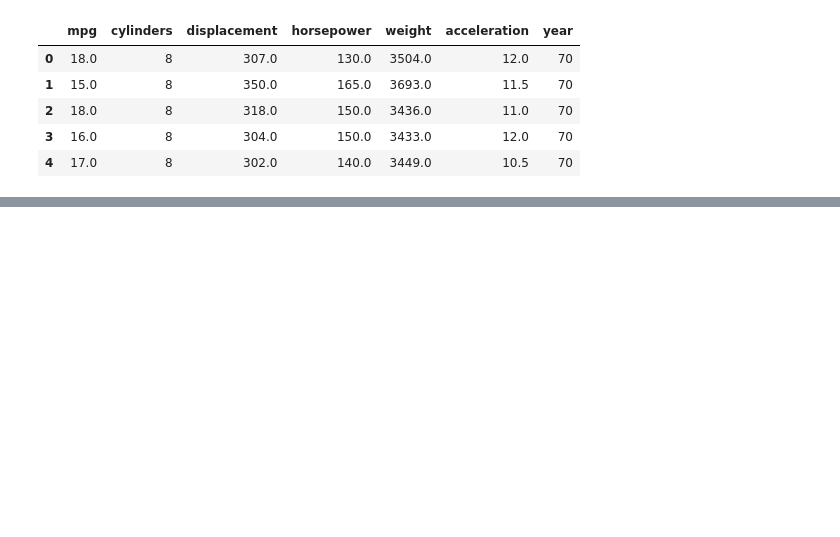
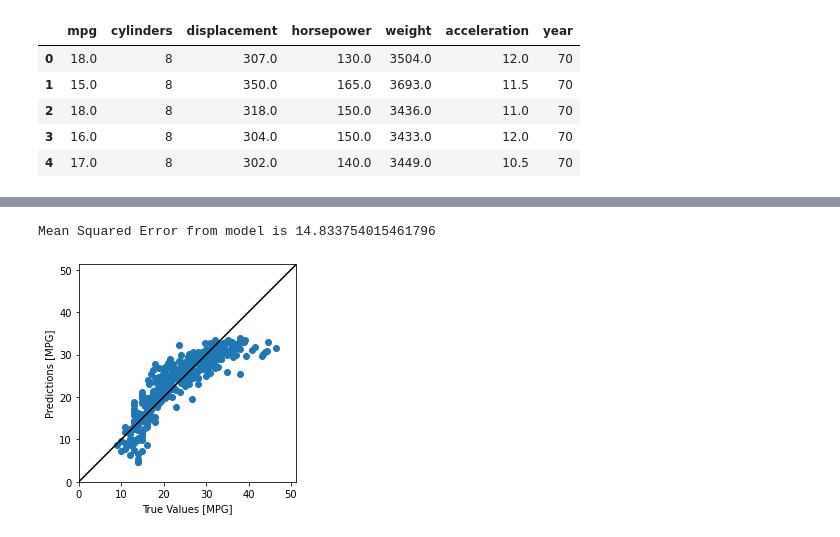
Before and after one commit to VictoryJin/uci_autompg, a Jupyter notebook: 3. Linear Model.ipynb, the cells around one changed output, grey strips where cells are left out. Cells and saved outputs as stored; diff of their text form; code cells hidden in the pictures; blank space fills up the shorter version.

```diff
--- a/3. Linear Model.ipynb
+++ b/3. Linear Model.ipynb
@@ -20,0 +110,7 @@ dat.head()
+# %%
+model_col = LinearRegression()
+model_col.fit(X_col, y)
+compare_predictions(y, model_col.predict(X_col))
+# %% [output]
+Mean Squared Error from model is 14.833754015461796
+[figure, added]
```
Also changed, not shown: parts of 10 cells of this notebook.
